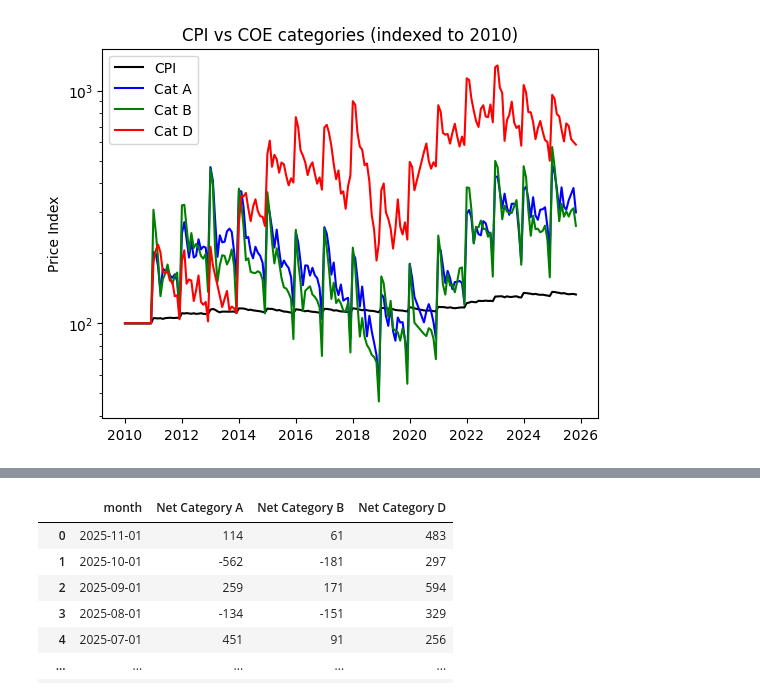
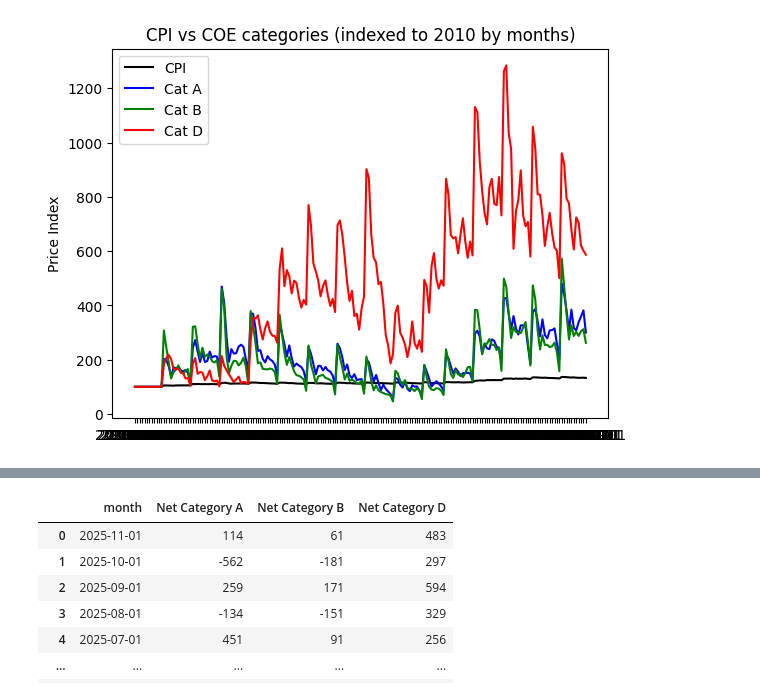
Before and after one commit to RaphaelTeo/coe-stat-analysis, a Jupyter notebook: main.ipynb, the cells around one changed output, grey strips where cells are left out. Saved outputs shown, nothing was run; the diff lists cells and outputs as text; code cells hidden in the pictures.

```diff
--- a/main.ipynb
+++ b/main.ipynb
@@ -166,0 +14,5 @@ See the caveats in the documentation: https://pandas.pydata.org/pandas-docs/stab
+# %%
+cpi = pd.read_csv('data_processed/processed_cpi.csv')
+cpi['month'] = pd.to_datetime(cpi['month'], format='%Y-%m') #convert to datetime
+coe = pd.read_csv('data_processed/processed_coe.csv')
+coe['month'] = pd.to_datetime(coe['month'], format='%Y-%m') #convert to datetime
@@ -167,17 +24,30 @@ See the caveats in the documentation: https://pandas.pydata.org/pandas-docs/stab
+# %%
+# COE data subsets
+coe_a = coe.loc[coe['vehicle_class'] == 'Category A']
+coe_b = coe.loc[coe['vehicle_class'] == 'Category B']
+coe_d = coe.loc[coe['vehicle_class'] == 'Category D']
+
+# Trim datasets to only the common dates so that we can plot. Trim all sub-datasets as there may be matches in COE dataset that are from unused categories
+df_list = [cpi,coe_a,coe_b,coe_d]
+common_dates = get_common_dates(df_list, 'month')
+cpi_trim = cpi[cpi['month'].isin(common_dates)]
+coe_a_trim = coe_a[coe_a['month'].isin(common_dates)]
+coe_b_trim = coe_b[coe_b['month'].isin(common_dates)]
+coe_d_trim = coe_d[coe_d['month'].isin(common_dates)]
 # %%
-x = df_cpi_trim['month']
-plt.plot(x, df_cpi_trim['cpi_reindexed'], label='CPI', color='black')
-plt.plot(x, df_coe_a_trim['coe_indexed'], label='Cat A', color='blue')
-plt.plot(x, df_coe_b_trim['coe_indexed'], label='Cat B', color='green')
-plt.plot(x, df_coe_d_trim['coe_indexed'], label='Cat D', color='red')
+x = cpi_trim['month']
+plt.plot(x, cpi_trim['cpi_reindexed_monthly'], label='CPI', color='black')
+plt.plot(x, coe_a['coe_indexed_monthly'], label='Cat A', color='blue')
+plt.plot(x, coe_b['coe_indexed_monthly'], label='Cat B', color='green')
+plt.plot(x, coe_d['coe_indexed_monthly'], label='Cat D', color='red')
 
-plt.title('CPI vs COE categories (indexed to 2010)')
+plt.title('CPI vs COE categories (indexed to 2010 by months)')
 #plt.xlabel('Months')
 plt.ylabel('Price Index')
-plt.yscale('log') # Set the y-axis to a logarithmic scale
+#plt.yscale('log') # Set the y-axis to a logarithmic scale
 plt.legend()
 plt.tick_params(axis='x', labelrotation=0)
 
 plt.show()
 # %% [output]
-[figure, old version]
+[figure, new version]
```
Also changed, not shown: parts of 6 cells of this notebook, 5 other files.
